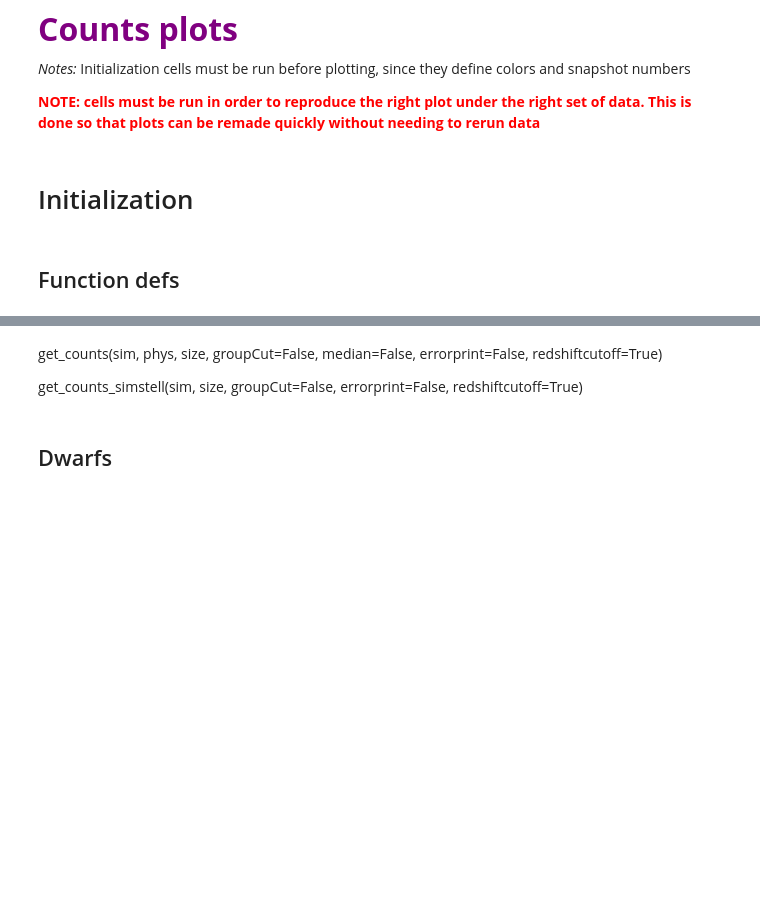
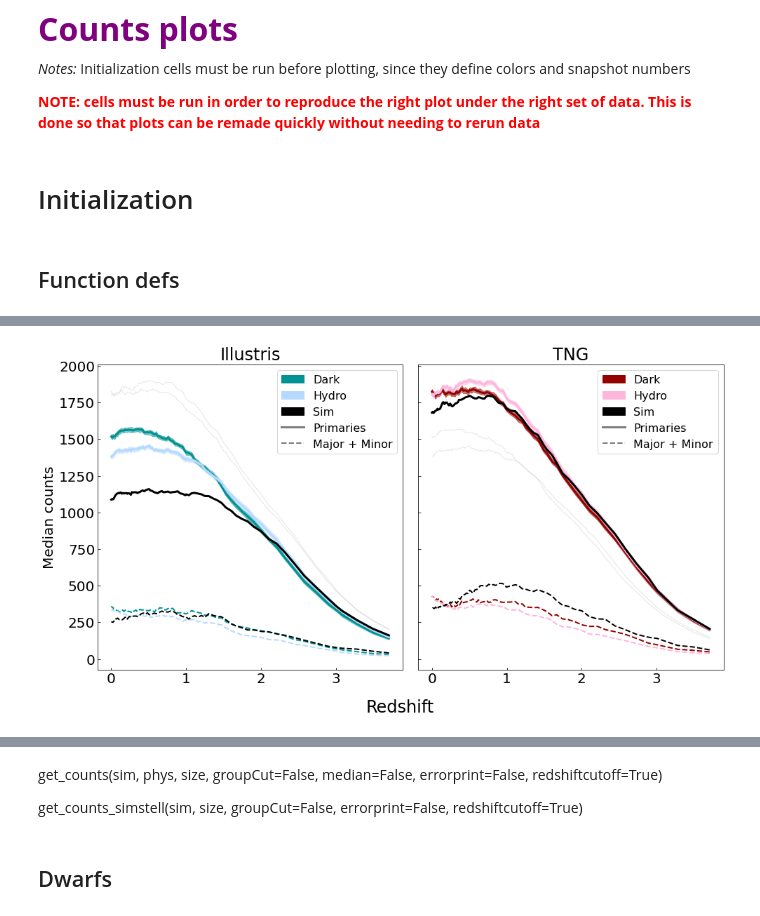
Before and after one commit to katiechambe/pears, a Jupyter notebook: notebooks/plots_counts.ipynb, the cells around one changed output, grey strips where cells are left out. Cells and saved outputs as stored; diff of their text form; code cells hidden in the pictures; blank space fills up the shorter version.

```diff
--- a/notebooks/plots_counts.ipynb
+++ b/notebooks/plots_counts.ipynb
@@ -48,0 +594,19 @@ def get_groupmask(groupmass, size):
+# %%
+size = "massive"
+groupCut = True
+median = False
+
+illd = get_paircounts("Illustris", "dark", size,groupCut=groupCut, median=median)
+illh = get_paircounts("Illustris", "hydro", size,groupCut=groupCut, median=median)
+print("done with Illustris")
+
+
+tngd = get_paircounts("TNG", "dark", size,groupCut=groupCut, median=median)
+tngh = get_paircounts("TNG", "hydro", size,groupCut=groupCut, median=median)
+print("done with tng")
+
+print("starting stars")
+illsim = get_paircounts_simstell("Illustris", size,groupCut=groupCut, median=median)
+print("done with ill")
+tngsim = get_paircounts_simstell("TNG", size,groupCut=groupCut, median=median)
+print("done with tng")
@@ -48,0 +621,79 @@ def get_groupmask(groupmass, size):
+# %%
+## plot of median counts and differences for illustris and tng
+fig, ax = plt.subplots(1, 2, figsize=(16,8), sharey='row', sharex=True, gridspec_kw={'width_ratios': [1,1], 'height_ratios':[1],'wspace': 0.05,"hspace":0.02})
+
+axILL = ax[0]
+axTNG = ax[1]
+# axilldiff = ax[1][0]
+# axtngdiff = ax[1][1]
+
+########################
+# Illustris plot first #
+########################
+axILL.set(title="Illustris", ylabel="Median counts")
+
+    # fill and color labels
+axILL.fill_between(illd['z'], np.array(illd['Quarts Primaries'])[:,0], np.array(illd['Quarts Primaries'])[:,1],color=palette["Illustris dark"],alpha=0.5, label="Dark")
+axILL.fill_between(illh['z'], np.array(illh['Quarts Primaries'])[:,0], np.array(illh['Quarts Primaries'])[:,1],color=palette["Illustris hydro"],alpha=0.5, label="Hydro")
+axILL.fill_between(illh['z'], np.array(illh['Quarts Primaries'])[:,0], np.array(illh['Quarts Primaries'])[:,1],color='black',alpha=0, label="Sim")
+
+    # lines
+axILL.plot(illd['z'],illd['Number Primaries'], color=palette["Illustris dark"], lw=3)
+axILL.plot(illh['z'],illh['Number Primaries'], color=palette["Illustris hydro"], lw=3)
+axILL.plot(illsim['z'],illsim['Number Primaries'], color='black', lw=3)
+axILL.plot(illd['z'],illd['Number Majors']+illd['Number Minors'], color=palette["Illustris dark"], lw=2, linestyle="dashed")
+axILL.plot(illh['z'],illh['Number Majors']+illh['Number Minors'], color=palette["Illustris hydro"], lw=2, linestyle="dashed")
+axILL.plot(illsim['z'],illsim['Number Majors']+illsim['Number Minors'], color='black', lw=2,linestyle="dashed")
+
+    # tng comparison
+axILL.plot(tngd['z'],tngd['Number Primaries'], color='grey',alpha=0.2, lw=1)
+axILL.plot(tngh['z'],tngh['Number Primaries'], color='grey',alpha=0.2, lw=1)
+
+    # for labeling plots
+axILL.plot(illh['z'][0],illh['Number Primaries'][0], color='grey', lw=3, label="Primaries")
+axILL.plot(illh['z'][0],illh['Number Majors'][0]+illh['Number Minors'][0], color='grey', lw=2, linestyle="dashed",label='Major + Minor')
+
+
+# ############
+# # TNG plot #
+# ############
+axTNG.set(title="TNG")
+
+    # fill and color labels
+axTNG.fill_between(tngd['z'], np.array(tngd['Quarts Primaries'])[:,0], np.array(tngd['Quarts Primaries'])[:,1],color=palette["TNG dark"],alpha=0.5, label="Dark")
+axTNG.fill_between(tngh['z'], np.array(tngh['Quarts Primaries'])[:,0], np.array(tngh['Quarts Primaries'])[:,1],color=palette["TNG hydro"],alpha=0.5, label="Hydro")
+axTNG.fill_between(tngh['z'], np.array(tngh['Quarts Primaries'])[:,0], np.array(tngh['Quarts Primaries'])[:,1],color='black',alpha=0, label="Sim")
+
+    # lines
+axTNG.plot(tngd['z'],tngd['Number Primaries'], color=palette["TNG dark"], lw=3)
+axTNG.plot(tngh['z'],tngh['Number Primaries'], color=palette["TNG hydro"], lw=3)
+axTNG.plot(tngsim['z'],tngsim['Number Primaries'], color='black', lw=3)
+axTNG.plot(tngd['z'],tngd['Number Majors']+tngd['Number Minors'], color=palette["TNG dark"], lw=2, linestyle="dashed")
+axTNG.plot(tngh['z'],tngh['Number Majors']+tngh['Number Minors'], color=palette["TNG hydro"], lw=2, linestyle="dashed")
+axTNG.plot(tngh['z'],tngsim['Number Majors']+tngsim['Number Minors'], color='black', lw=2, linestyle="dashed")
+
+    # tng comparison
+axTNG.plot(illd['z'],illd['Number Primaries'], color='grey',alpha=0.2, lw=1)
+axTNG.plot(illh['z'],illh['Number Primaries'], color='grey',alpha=0.2, lw=1)
+
+    # for labeling plots
+axTNG.plot(tngh['z'][0],tngh['Number Primaries'][0], color='grey', lw=3,label='Primaries')
+axTNG.plot(tngh['z'][0],tngh['Number Majors'][0]+tngh['Number Minors'][0], color='grey', lw=2, linestyle="dashed",label='Major + Minor')
+
+# ################
+# # Plot styling #
+# ################
+axILL.legend(loc="upper right",fontsize=16)
+axTNG.legend(loc="upper right",fontsize=16)
+
+for ax in ax:
+    leg = ax.legend(fontsize=16)
+
+    for lh in leg.legendHandles:
+        lh.set_alpha(1)
+
+fig.supxlabel("Redshift")
+plt.savefig(f"../plots/counts/pri_majmin_rvir_m.png",bbox_inches='tight',facecolor="white")
+plt.show()
+# %% [output]
+[figure, added]
```
Also changed, not shown: parts of 41 cells of this notebook, 3 other files.
